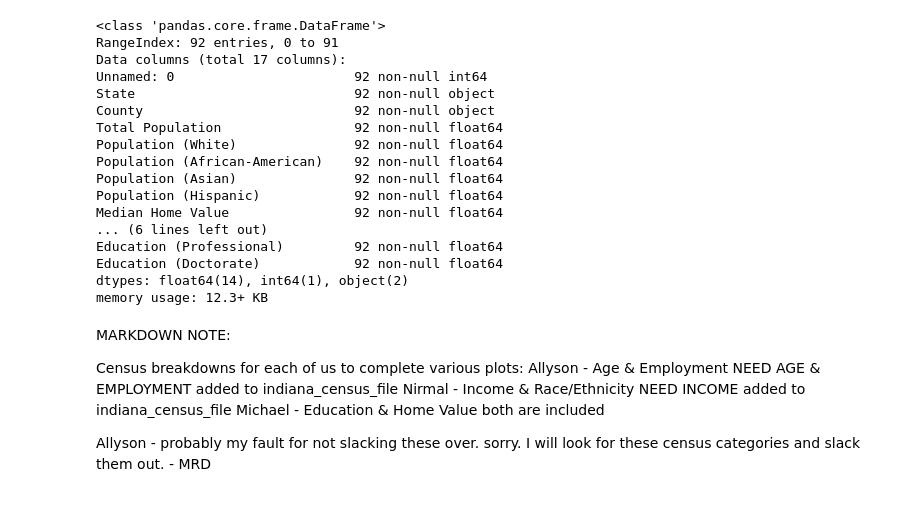
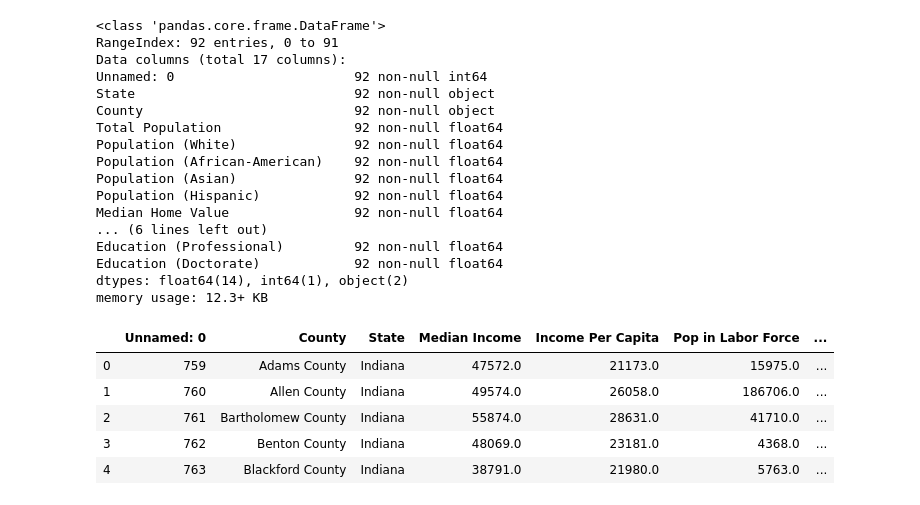
Before and after one commit to Davis1776/2016_Election_and_Demographics, a Jupyter notebook: merged_file.ipynb, the cells around one changed output. Cells and saved outputs as stored; diff of their text form; code cells hidden in the pictures.

```diff
--- a/merged_file.ipynb
+++ b/merged_file.ipynb
@@ -71,14 +73,12 @@ Education (Professional)         92 non-null float64
 Education (Doctorate)            92 non-null float64
 dtypes: float64(14), int64(1), object(2)
 memory usage: 12.3+ KB
-# %% [markdown]
-
-
-MARKDOWN NOTE:
-
-Census breakdowns for each of us to complete various plots:
-Allyson - Age & Employment         NEED AGE & EMPLOYMENT added to indiana_census_file
-Nirmal - Income & Race/Ethnicity   NEED INCOME added to indiana_census_file
-Michael - Education & Home Value   both are included
-
-Allyson - probably my fault for not slacking these over. sorry.  I will look for these census categories and slack them out. - MRD
+# %%
+indiana_census2_df.head()
+# %% [output]
+|  | Unnamed: 0 | County | State | Median Income | Income Per Capita | Pop in Labor Force | ... |
+| 0 | 759 | Adams County | Indiana | 47572.0 | 21173.0 | 15975.0 | ... |
+| 1 | 760 | Allen County | Indiana | 49574.0 | 26058.0 | 186706.0 | ... |
+| 2 | 761 | Bartholomew County | Indiana | 55874.0 | 28631.0 | 41710.0 | ... |
+| 3 | 762 | Benton County | Indiana | 48069.0 | 23181.0 | 4368.0 | ... |
+| 4 | 763 | Blackford County | Indiana | 38791.0 | 21980.0 | 5763.0 | ... |
```
Also changed, not shown: parts of 15 cells of this notebook, 3 other files.
